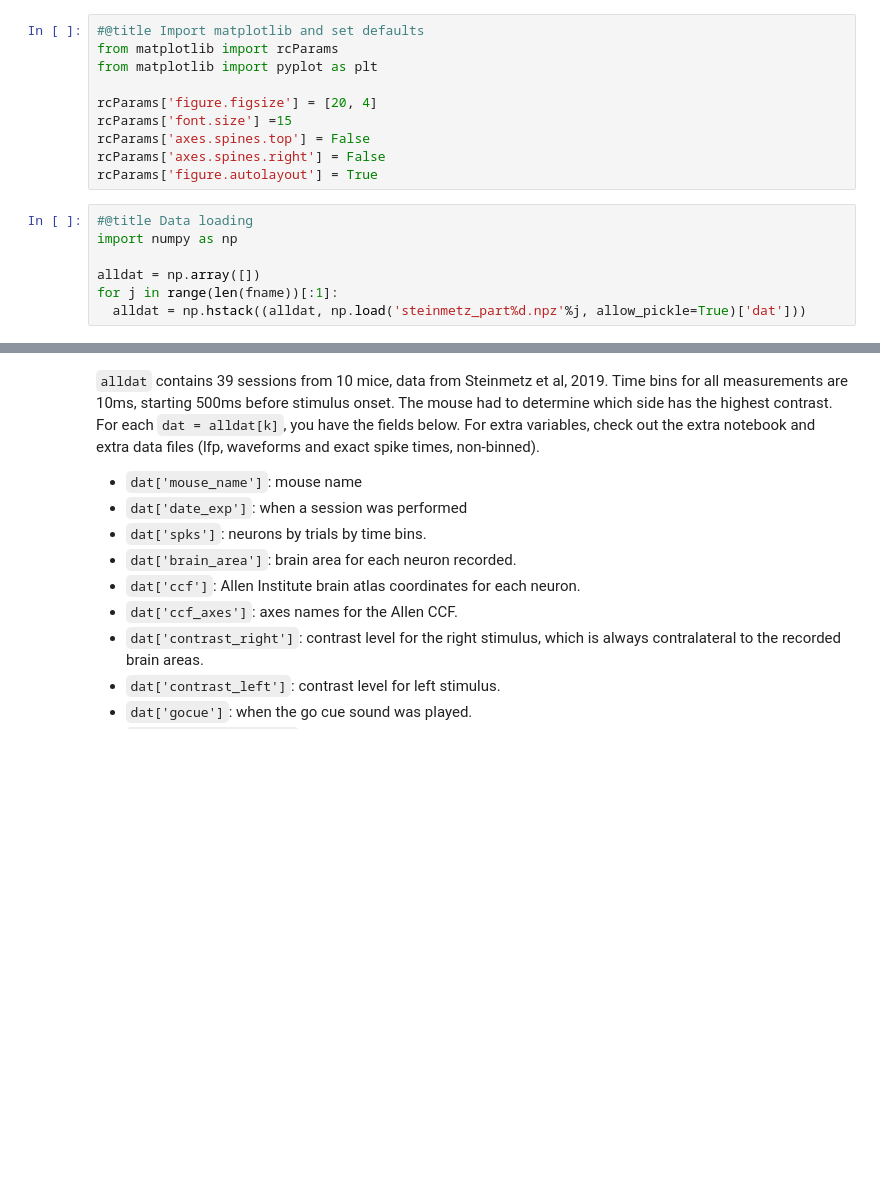
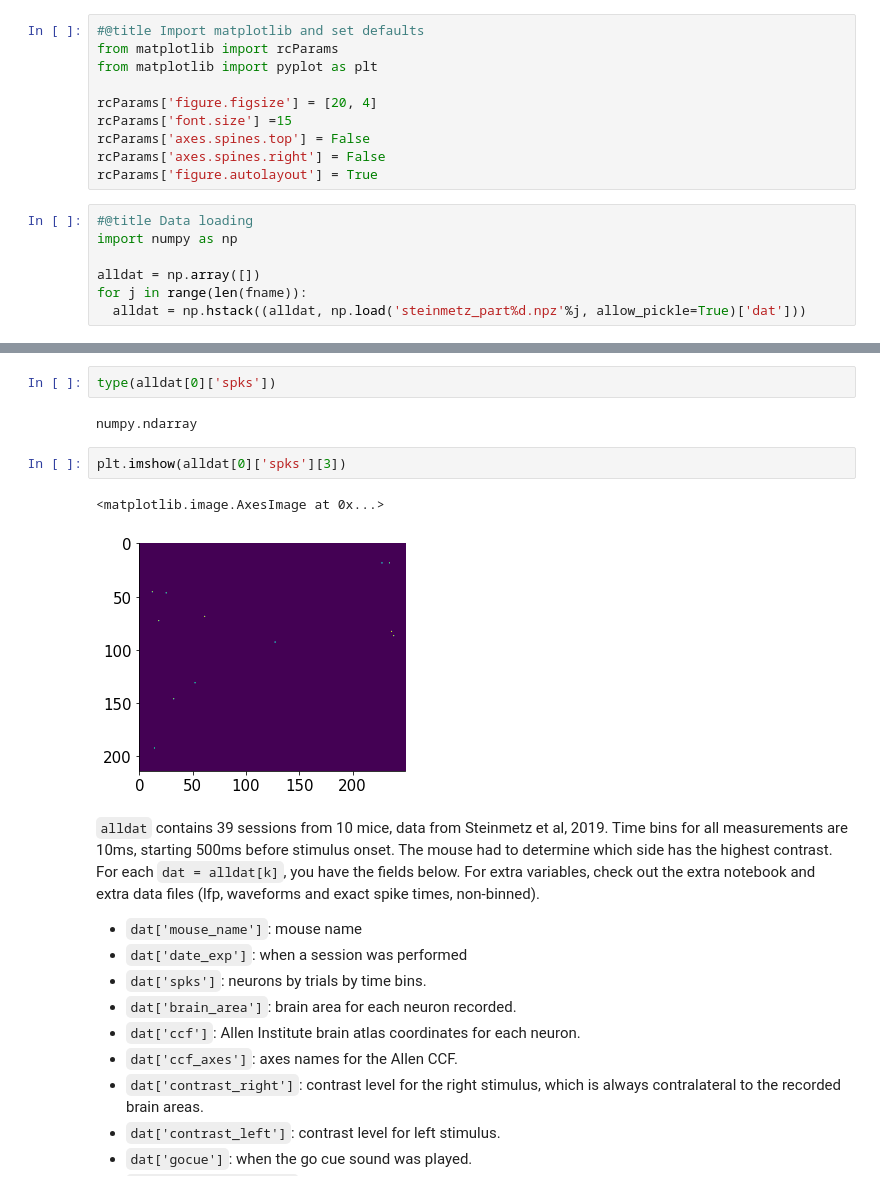
Before and after one commit to kayteeflick/nma_cn_flow_state, a Jupyter notebook: load_steinmetz_decisions.ipynb, the cells around one changed output, grey strips where cells are left out. Cells and saved outputs as stored; diff of their text form; blank space fills up the shorter version.

```diff
--- a/load_steinmetz_decisions.ipynb
+++ b/load_steinmetz_decisions.ipynb
@@ -44,5 +44,5 @@ rcParams['figure.autolayout'] = True
 import numpy as np
 
 alldat = np.array([])
-for j in range(len(fname))[:1]:
+for j in range(len(fname)):
   alldat = np.hstack((alldat, np.load('steinmetz_part%d.npz'%j, allow_pickle=True)['dat']))
@@ -51,3 +99,12 @@ MemoryError:
+# %%
+type(alldat[0]['spks'])
+# %% [output]
+numpy.ndarray
+# %%
+plt.imshow(alldat[0]['spks'][3])
+# %% [output]
+<matplotlib.image.AxesImage at 0x...>
+[figure, added]
 # %% [markdown]
 `alldat` contains 39 sessions from 10 mice, data from Steinmetz et al, 2019. Time bins for all measurements are 10ms, starting 500ms before stimulus onset. The mouse had to determine which side has the highest contrast. For each `dat = alldat[k]`, you have the fields below. For extra variables, check out the extra notebook and extra data files (lfp, waveforms and exact spike times, non-binned).
 
```
Also changed, not shown: parts of 3 cells of this notebook.
